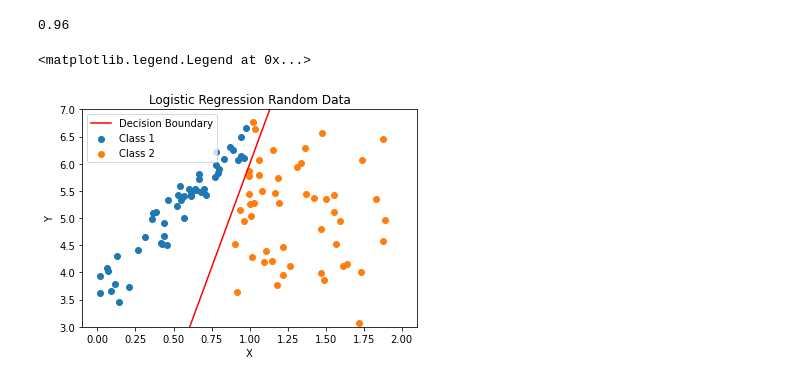
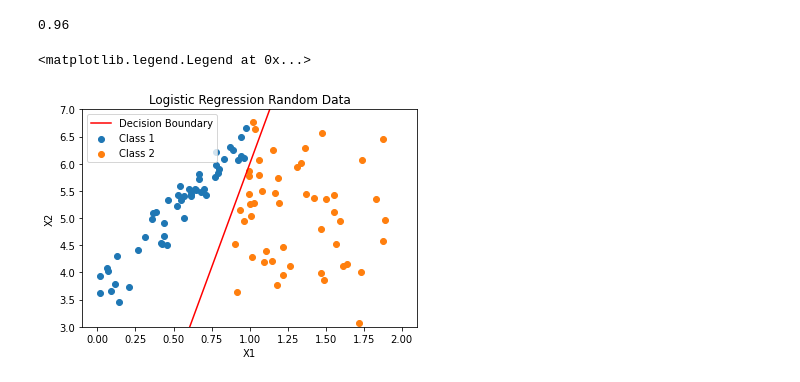
Before and after one commit to Followb1ind1y/Machine-Learning-Algorithms-from-Scratch, a Jupyter notebook: ML_Algorithms_Logistic_Regression.ipynb, the cells around one changed output. Saved outputs shown, nothing was run; the diff lists cells and outputs as text; code cells hidden in the pictures.

```diff
--- a/ML_Algorithms_Logistic_Regression.ipynb
+++ b/ML_Algorithms_Logistic_Regression.ipynb
@@ -184,29 +184,29 @@ accuracy
 # %%
 # scatter plot points
 fig, ax = plt.subplots()
 ax.scatter(x_1,y_1, label='Class 1')
 ax.scatter(x_2,y_2, label='Class 2')
 
 # plot the Decision Boundary
 beta_1, beta_2 =logistic_regression.coef_.T
 beta_0 = logistic_regression.intercept_[0]
 
 # Calculate the intercept and gradient of the decision boundary.
 c = -beta_0/beta_2
 m = -beta_1/beta_2
 
 xd = np.array([0, 2])
 yd = m*xd + c
 plt.plot(xd, yd, color='red', label='Decision Boundary')
 ax.set_ylim(3,7)
 
 ax.set_title('Logistic Regression Random Data')
-ax.set_xlabel('X')
-ax.set_ylabel('Y')
+ax.set_xlabel('X1')
+ax.set_ylabel('X2')
 plt.legend()
 # %% [output]
 <matplotlib.legend.Legend at 0x...>
-[figure, old version]
+[figure, new version]
 # %%
 %%shell
 jupyter nbconvert --to html ML_Algorithms_Logistic_Regression.ipynb
```
Also changed, not shown: parts of 3 cells of this notebook.
